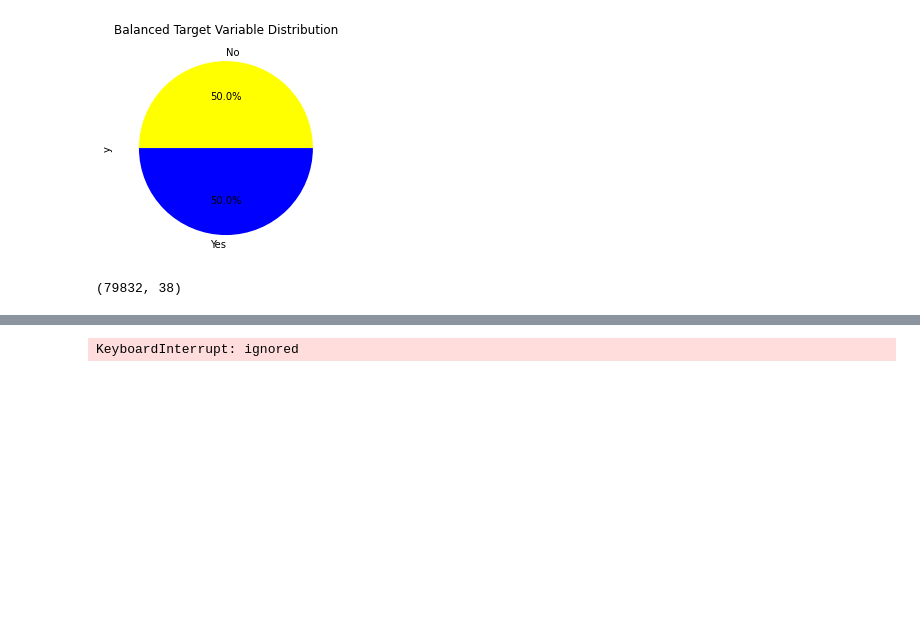
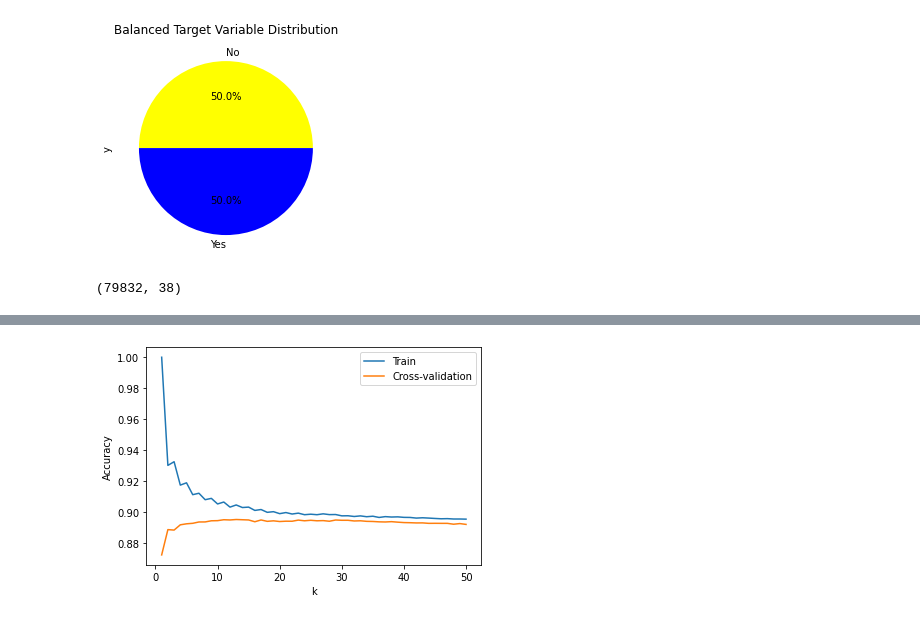
Before and after one commit to sunilbabu07/customer-conversion-prediction, a Jupyter notebook: guvi.ipynb, the cells around one changed output, grey strips where cells are left out. Drawn from its saved outputs; the diff is of its cells as text; code cells hidden in the pictures; blank space fills up the shorter version.

```diff
--- a/guvi.ipynb
+++ b/guvi.ipynb
@@ -435,0 +422,20 @@ Accuracy: 0.9004600955583083
+# %%
+from sklearn.preprocessing import StandardScaler
+from sklearn.neighbors import KNeighborsClassifier
+from sklearn.model_selection import cross_val_score
+
+scaler = StandardScaler()
+x_train_scaled = scaler.fit_transform(x_train)
+x_test_scaled = scaler.transform(X_test)
+
+for k in [1,2,3,4,5,6,7,8,9,10,20,50]:
+    knn = KNeighborsClassifier(k)
+    knn.fit(x_train_scaled, y_train)
+    train_score = knn.score(x_train_scaled, y_train)
+    cv_score = np.mean(cross_val_score(knn, x_train_scaled, y_train, cv=5))
+    print(f"K = {k}, Train accuracy: {train_score:.4f}, CV accuracy: {cv_score:.4f}")
+
+knn = KNeighborsClassifier(n_neighbors=9)
+knn.fit(x_train_scaled, y_train)
+test_score = knn.score(x_test_scaled, y_test)
+print(f"Test accuracy: {test_score:.4f}")
@@ -436,30 +456,21 @@ Accuracy: 0.9004600955583083
 # %%
 import matplotlib.pyplot as plt
-import numpy as np
-
-from sklearn.preprocessing import StandardScaler
-from sklearn.neighbors import KNeighborsClassifier
-from sklearn.model_selection import cross_val_score
-scaler = StandardScaler()
-X_train_scaled = scaler.fit_transform(x_train)
-X_test_scaled = scaler.transform(X_test)
 
 train_scores = []
 cv_scores = []
 
 for k in range(1, 51):
     knn = KNeighborsClassifier(n_neighbors=k)
-    train_score = knn.fit(X_train_scaled, y_train).score(X_train_scaled, y_train)
-    cv_score = np.mean(cross_val_score(knn, X_train_scaled, y_train, cv=5))
+    train_score = knn.fit(x_train_scaled, y_train).score(x_train_scaled, y_train)
+    cv_score = np.mean(cross_val_score(knn, x_train_scaled, y_train, cv=5))
     train_scores.append(train_score)
     cv_scores.append(cv_score)
 
-plt.plot(range(1, 51), train_scores, label='Train accuracy')
-plt.plot(range(1, 51), cv_scores, label='CV accuracy')
+plt.plot(range(1, 51), train_scores, label="Train")
+plt.plot(range(1, 51), cv_scores, label="Cross-validation")
+plt.xlabel("k")
+plt.ylabel("Accuracy")
 plt.legend()
-plt.xlabel('K')
-plt.ylabel('Accuracy')
-plt.title('Accuracy scores for different values of K')
 plt.show()
 # %% [output]
-KeyboardInterrupt: ignored
+[figure, added]
```
Also changed, not shown: parts of 24 cells of this notebook.
